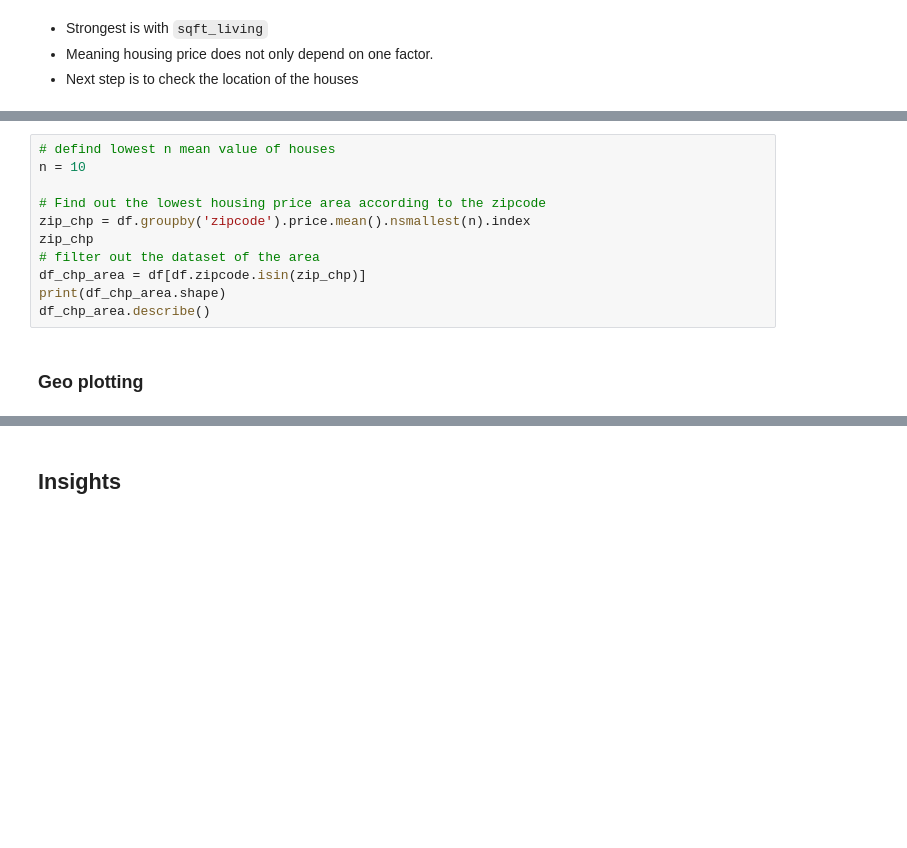
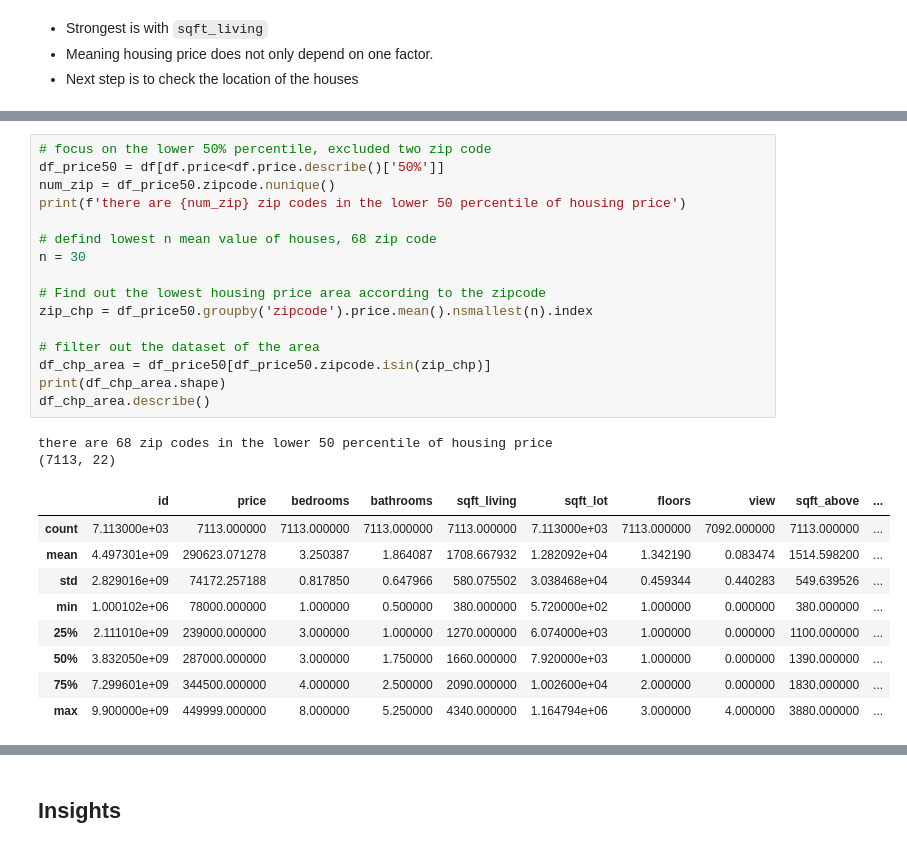
Before and after one commit to puektchenli/eda_prj_li, a Jupyter notebook: EDA_li.ipynb, the cells around one changed output, grey strips where cells are left out. Cells and saved outputs as stored; diff of their text form; blank space fills up the shorter version.

```diff
--- a/EDA_li.ipynb
+++ b/EDA_li.ipynb
@@ -273,13 +339,28 @@ Define the poor neighbor: `n` lowest mean housing price grouped by `zipcode`
 # %%
-# defind lowest n mean value of houses
-n = 10
+# focus on the lower 50% percentile, excluded two zip code
+df_price50 = df[df.price<df.price.describe()['50%']]
+num_zip = df_price50.zipcode.nunique()
+print(f'there are {num_zip} zip codes in the lower 50 percentile of housing price')
+
+# defind lowest n mean value of houses, 68 zip code
+n = 30
 
 # Find out the lowest housing price area according to the zipcode
-zip_chp = df.groupby('zipcode').price.mean().nsmallest(n).index
-zip_chp
+zip_chp = df_price50.groupby('zipcode').price.mean().nsmallest(n).index
+
 # filter out the dataset of the area
-df_chp_area = df[df.zipcode.isin(zip_chp)]
+df_chp_area = df_price50[df_price50.zipcode.isin(zip_chp)]
 print(df_chp_area.shape)
 df_chp_area.describe()
+# %% [output]
+there are 68 zip codes in the lower 50 percentile of housing price
+(7113, 22)
+|  | id | price | bedrooms | bathrooms | sqft_living | sqft_lot | floors | view | sqft_above | ... |
+| count | 7.113000e+03 | 7113.000000 | 7113.000000 | 7113.000000 | 7113.000000 | 7.113000e+03 | 7113.000000 | 7092.000000 | 7113.000000 | ... |
+| mean | 4.497301e+09 | 290623.071278 | 3.250387 | 1.864087 | 1708.667932 | 1.282092e+04 | 1.342190 | 0.083474 | 1514.598200 | ... |
+| std | 2.829016e+09 | 74172.257188 | 0.817850 | 0.647966 | 580.075502 | 3.038468e+04 | 0.459344 | 0.440283 | 549.639526 | ... |
+| min | 1.000102e+06 | 78000.000000 | 1.000000 | 0.500000 | 380.000000 | 5.720000e+02 | 1.000000 | 0.000000 | 380.000000 | ... |
+| 25% | 2.111010e+09 | 239000.000000 | 3.000000 | 1.000000 | 1270.000000 | 6.074000e+03 | 1.000000 | 0.000000 | 1100.000000 | ... |
+| 50% | 3.832050e+09 | 287000.000000 | 3.000000 | 1.750000 | 1660.000000 | 7.920000e+03 | 1.000000 | 0.000000 | 1390.000000 | ... |
+| 75% | 7.299601e+09 | 344500.000000 | 4.000000 | 2.500000 | 2090.000000 | 1.002600e+04 | 2.000000 | 0.000000 | 1830.000000 | ... |
+| max | 9.900000e+09 | 449999.000000 | 8.000000 | 5.250000 | 4340.000000 | 1.164794e+06 | 3.000000 | 4.000000 | 3880.000000 | ... |
-# %% [markdown]
-### Geo plotting
```
Also changed, not shown: parts of 41 cells of this notebook.
